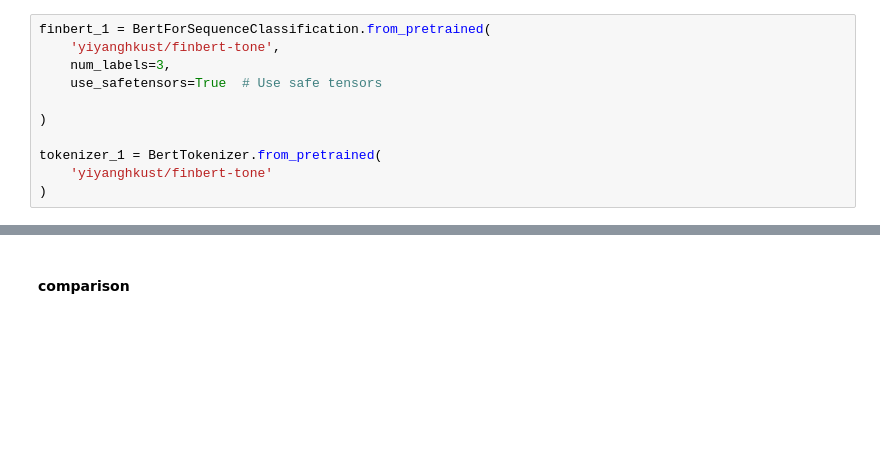
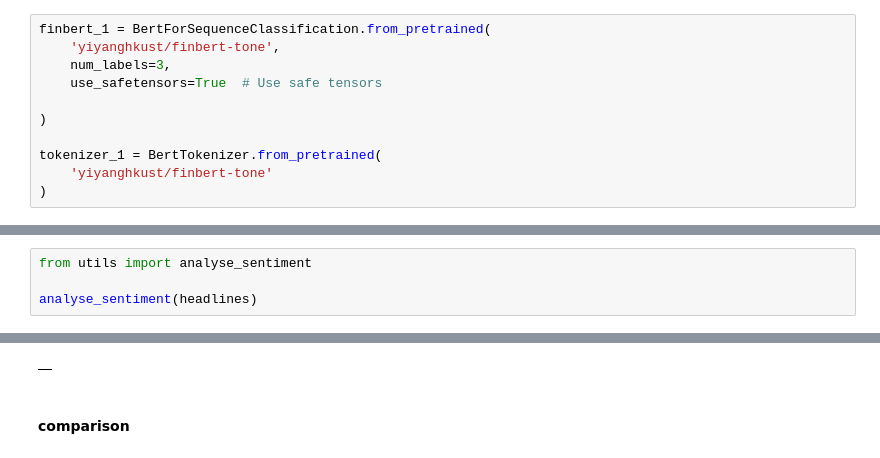
Before and after one commit to Shubxam/Nifty-500-Live-Sentiment-Analysis, a Jupyter notebook: notebooks/sentiment-analysis.ipynb, the cells around one changed output, grey strips where cells are left out. Drawn from its saved outputs; the diff is of its cells as text; blank space fills up the shorter version.

```diff
--- a/notebooks/sentiment-analysis.ipynb
+++ b/notebooks/sentiment-analysis.ipynb
@@ -96,0 +152,5 @@ nlp_1_res = nlp_1(headlines, batch_size=512)
+# %%
+from utils import analyse_sentiment
+
+analyse_sentiment(headlines)
+# %% [output]
@@ -97,3 +158,4 @@ nlp_1_res = nlp_1(headlines, batch_size=512)
+|  |
 # %% [markdown]
 #### comparison
 # %%
```
Also changed, not shown: parts of 8 cells of this notebook, 1 other file.
